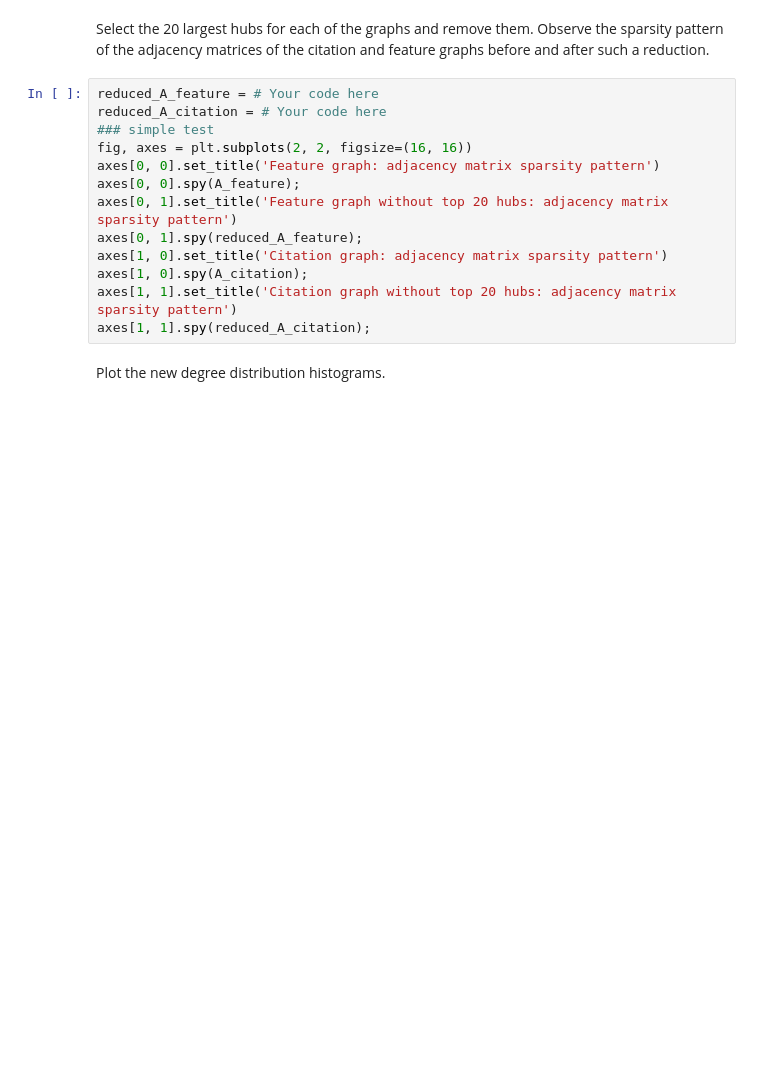
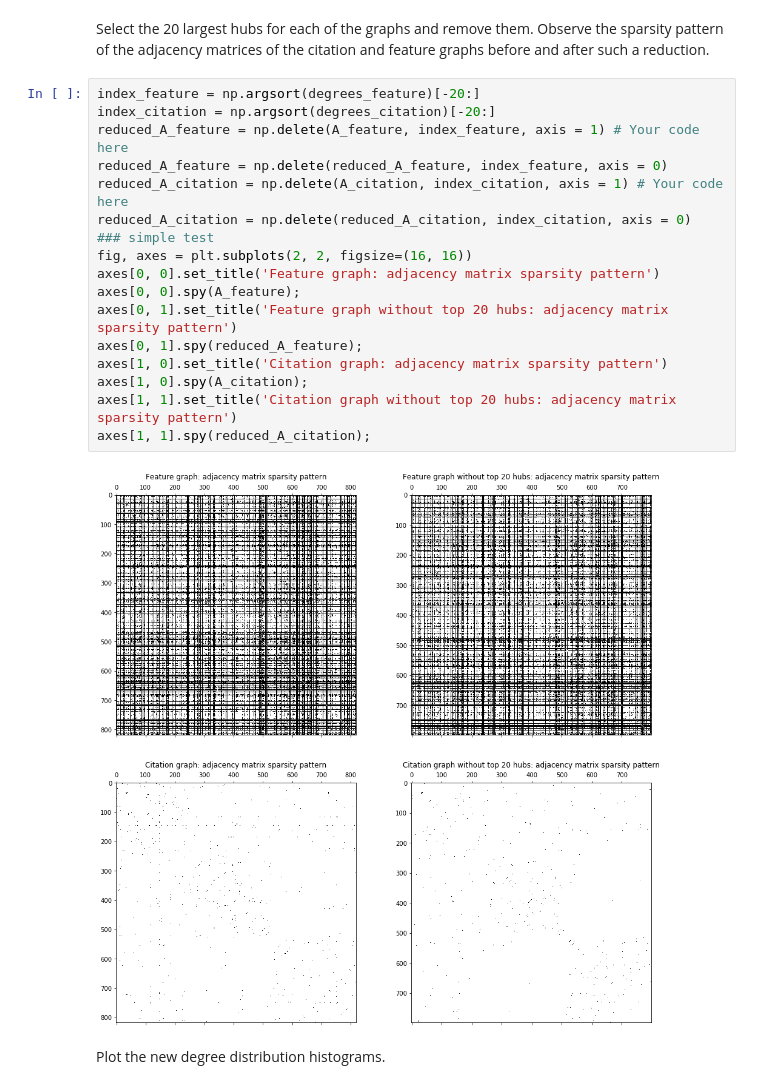
Before and after one commit to xiaohai12/ntds2019, a Jupyter notebook: assignments/1_network_science.ipynb, the cells around one changed output. Cells and saved outputs as stored; diff of their text form; blank space fills up the shorter version.

```diff
--- a/assignments/1_network_science.ipynb
+++ b/assignments/1_network_science.ipynb
@@ -228,18 +228,24 @@ Explan
 # %% [markdown]
 Select the 20 largest hubs for each of the graphs and remove them. Observe the sparsity pattern of the adjacency matrices of the citation and feature graphs before and after such a reduction.
 # %%
-reduced_A_feature = # Your code here
-reduced_A_citation = # Your code here
+index_feature = np.argsort(degrees_feature)[-20:]
+index_citation = np.argsort(degrees_citation)[-20:]
+reduced_A_feature = np.delete(A_feature, index_feature, axis = 1) # Your code here
+reduced_A_feature = np.delete(reduced_A_feature, index_feature, axis = 0)
+reduced_A_citation = np.delete(A_citation, index_citation, axis = 1) # Your code here
+reduced_A_citation = np.delete(reduced_A_citation, index_citation, axis = 0)
 ### simple test
 fig, axes = plt.subplots(2, 2, figsize=(16, 16))
 axes[0, 0].set_title('Feature graph: adjacency matrix sparsity pattern')
 axes[0, 0].spy(A_feature);
 axes[0, 1].set_title('Feature graph without top 20 hubs: adjacency matrix sparsity pattern')
 axes[0, 1].spy(reduced_A_feature);
 axes[1, 0].set_title('Citation graph: adjacency matrix sparsity pattern')
 axes[1, 0].spy(A_citation);
 axes[1, 1].set_title('Citation graph without top 20 hubs: adjacency matrix sparsity pattern')
 axes[1, 1].spy(reduced_A_citation);
+# %% [output]
+[figure, added]
 # %% [markdown]
 Plot the new degree distribution histograms.
 # %%
```
Also changed, not shown: parts of 17 cells of this notebook.
